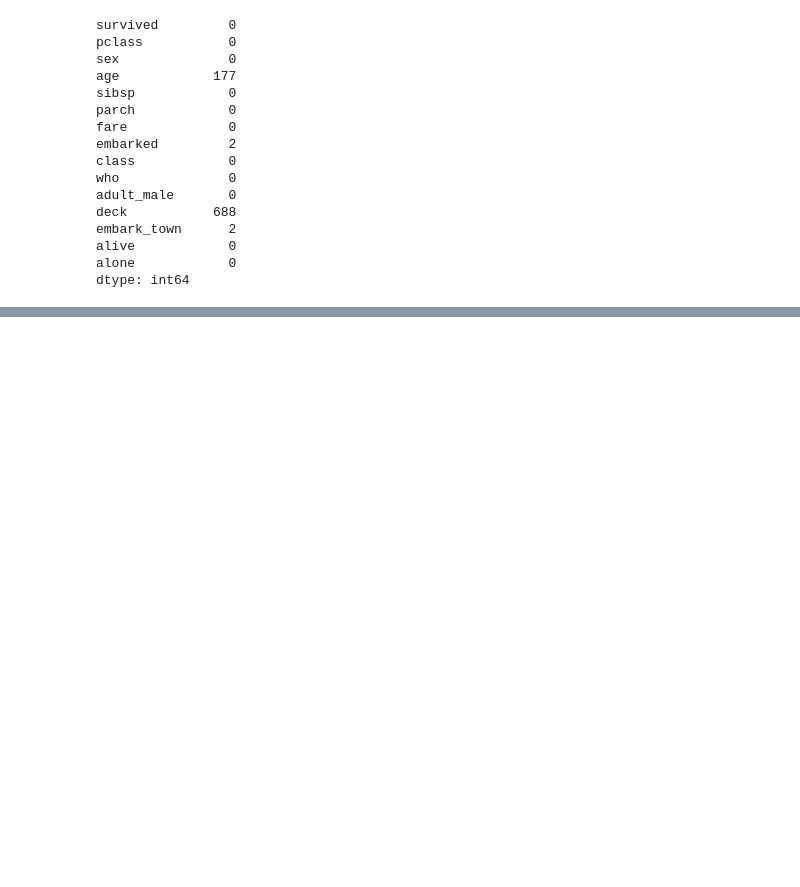
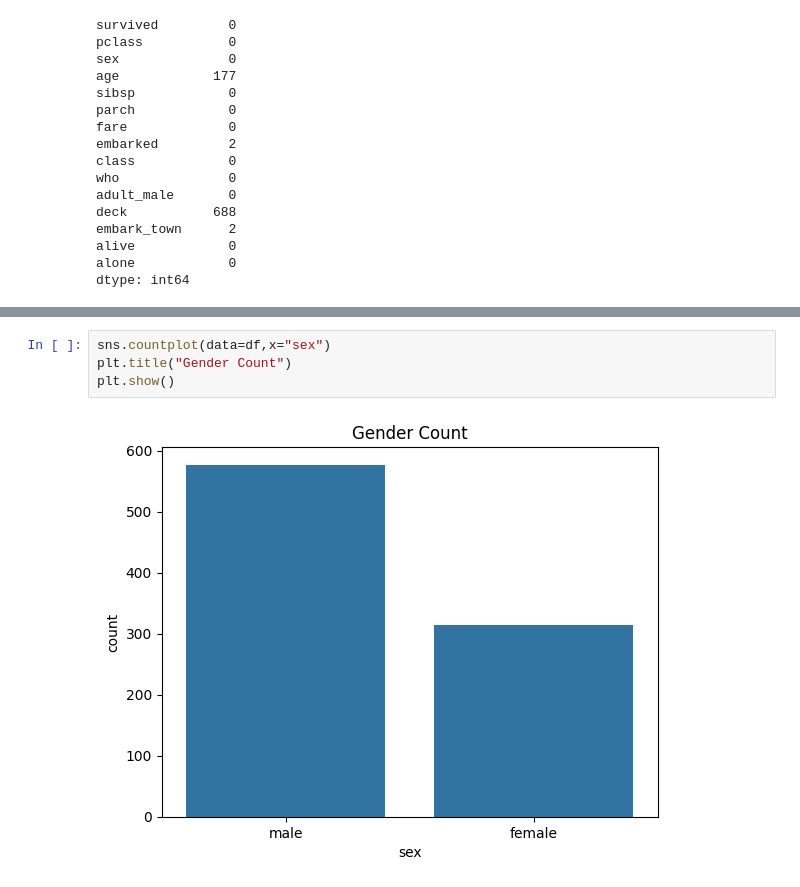
Before and after one commit to MLN142/TD_EDA, a Jupyter notebook: Titanic_Analysis.ipynb, the cells around one changed output, grey strips where cells are left out. Cells and saved outputs as stored; diff of their text form; blank space fills up the shorter version.

```diff
--- a/Titanic_Analysis.ipynb
+++ b/Titanic_Analysis.ipynb
@@ -85,0 +122,6 @@ dtype: int64
+# %%
+sns.countplot(data=df,x="sex")
+plt.title("Gender Count")
+plt.show()
+# %% [output]
+[figure, added]
```
Also changed, not shown: parts of 4 cells of this notebook.
